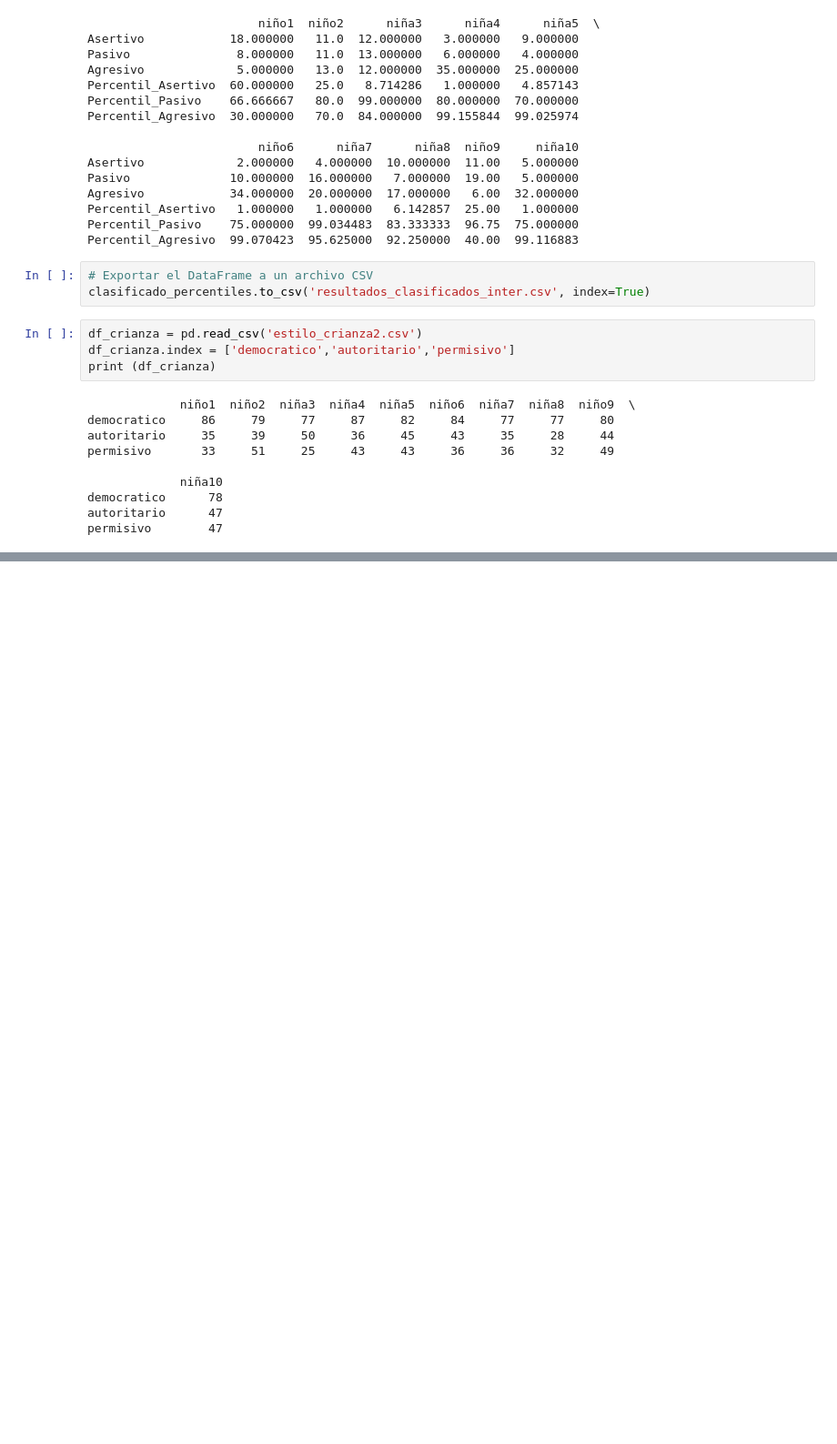
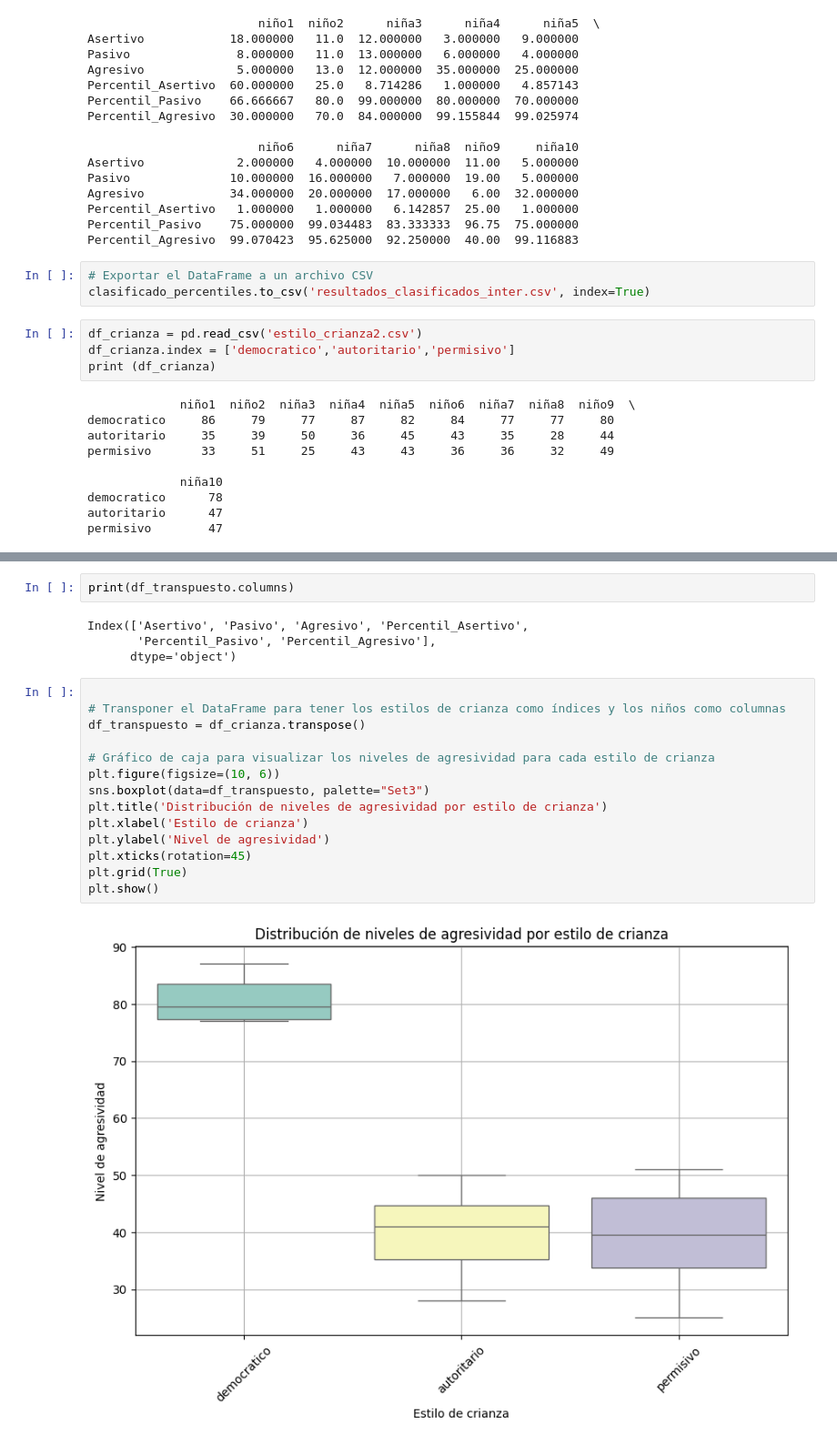
Before and after one commit to EmilDey/raulcabs, a Jupyter notebook: encuestas_CAB.ipynb, the cells around one changed output, grey strips where cells are left out. Shown at 91% size. Saved outputs shown, nothing was run; the diff lists cells and outputs as text; blank space fills up the shorter version.

Commit message:
fix graph

```diff
--- a/encuestas_CAB.ipynb
+++ b/encuestas_CAB.ipynb
@@ -367,0 +374,22 @@ ValueError: Could not interpret value `Percentil Agresivo` for `y`. An entry wit
+# %%
+print(df_transpuesto.columns)
+# %% [output]
+Index(['Asertivo', 'Pasivo', 'Agresivo', 'Percentil_Asertivo',
+       'Percentil_Pasivo', 'Percentil_Agresivo'],
+      dtype='object')
+# %%
+
+# Transponer el DataFrame para tener los estilos de crianza como índices y los niños como columnas
+df_transpuesto = df_crianza.transpose()
+
+# Gráfico de caja para visualizar los niveles de agresividad para cada estilo de crianza
+plt.figure(figsize=(10, 6))
+sns.boxplot(data=df_transpuesto, palette="Set3")
+plt.title('Distribución de niveles de agresividad por estilo de crianza')
+plt.xlabel('Estilo de crianza')
+plt.ylabel('Nivel de agresividad')
+plt.xticks(rotation=45)
+plt.grid(True)
+plt.show()
+# %% [output]
+[figure, added]
```
Also changed, not shown: parts of 2 cells of this notebook.
